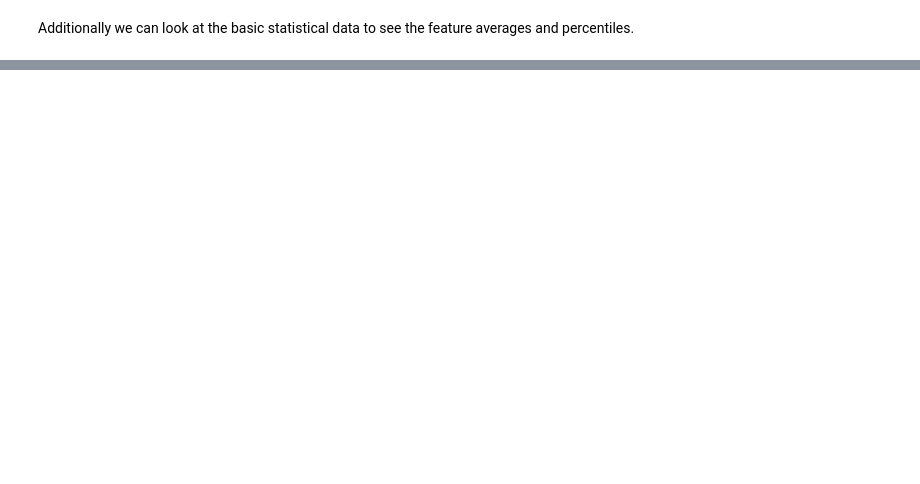
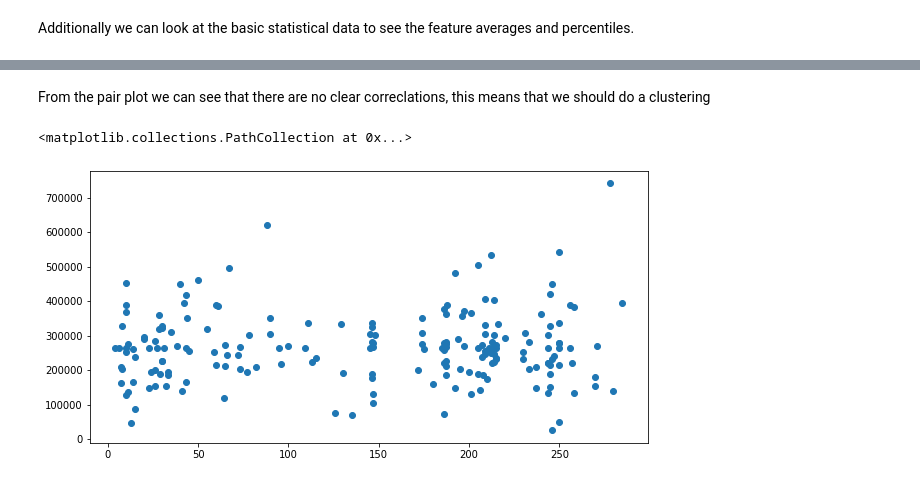
Before and after one commit to mjpitts/ecs171_group_17, a Jupyter notebook: project.ipynb, the cells around one changed output, grey strips where cells are left out. Saved outputs shown, nothing was run; the diff lists cells and outputs as text; code cells hidden in the pictures; blank space fills up the shorter version.

```diff
--- a/project.ipynb
+++ b/project.ipynb
@@ -153,0 +144,7 @@ non_bool.describe()
+# %% [markdown]
+From the pair plot we can see that there are no clear correclations, this means that we should do a clustering
+# %%
+plt.scatter(df['time'], df['platelets'])
+# %% [output]
+<matplotlib.collections.PathCollection at 0x...>
+[figure, added]
```
Also changed, not shown: parts of 9 cells of this notebook.
